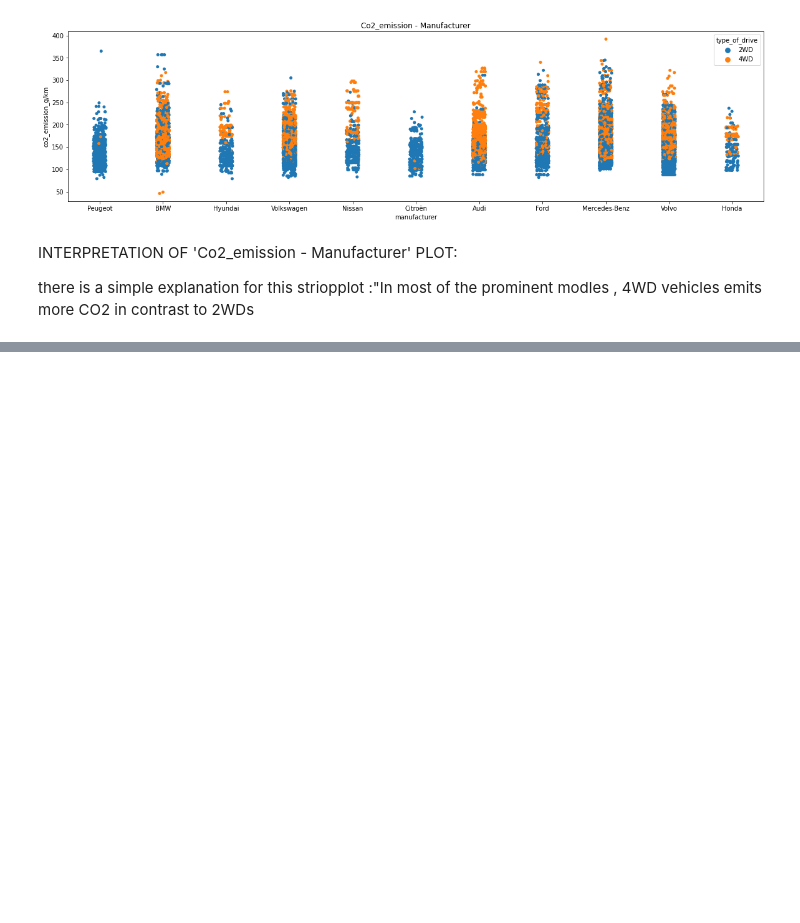
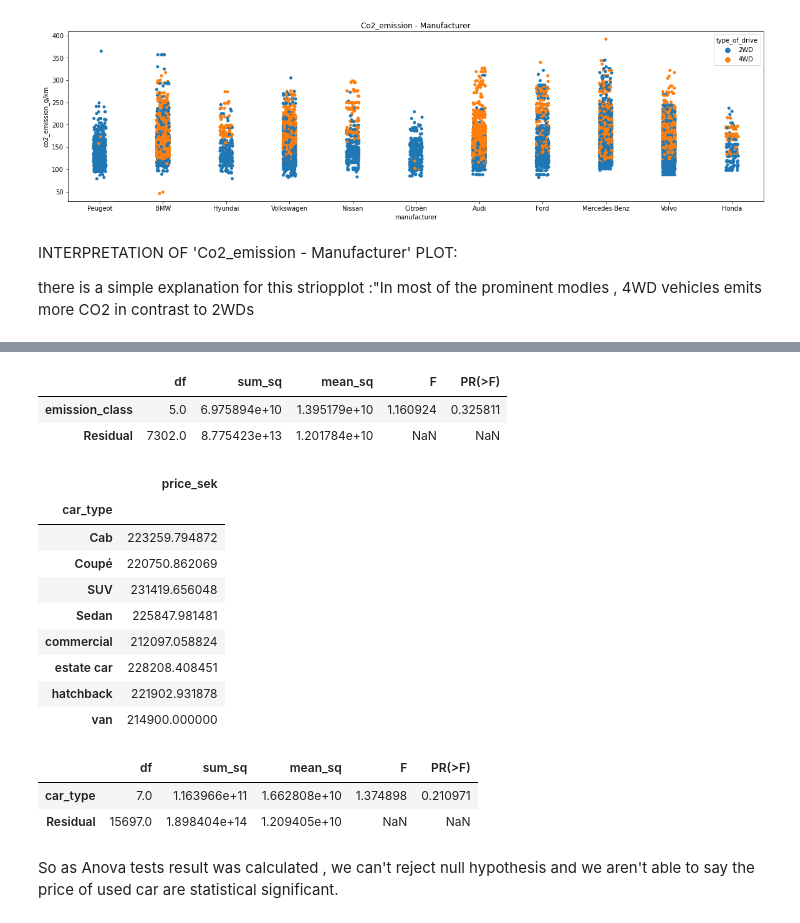
Before and after one commit to javadbazargan/EDA_statistical_tests_on_used_cars, a Jupyter notebook: eda_sta_used_car.ipynb, the cells around one changed output, grey strips where cells are left out. Saved outputs shown, nothing was run; the diff lists cells and outputs as text; code cells hidden in the pictures; blank space fills up the shorter version.

Commit message:
Anova test for varied types of Volvo cars

```diff
--- a/eda_sta_used_car.ipynb
+++ b/eda_sta_used_car.ipynb
@@ -524,0 +538,32 @@ So the posibility trends of selling automatic and manual VOLVO cars are the same
+# %%
+from statsmodels.formula.api import ols
+import statsmodels.api as sm
+
+result = ols('price_sek ~ emission_class', data = volvo ).fit()
+sm.stats.anova_lm(result)
+# %% [output]
+|  | df | sum_sq | mean_sq | F | PR(>F) |
+| emission_class | 5.0 | 6.975894e+10 | 1.395179e+10 | 1.160924 | 0.325811 |
+| Residual | 7302.0 | 8.775423e+13 | 1.201784e+10 | NaN | NaN |
+# %%
+volvo[['price_sek'  ,'car_type']].groupby('car_type').mean()
+# %% [output]
+|  | price_sek |
+| car_type |  |
+| Cab | 223259.794872 |
+| Coupé | 220750.862069 |
+| SUV | 231419.656048 |
+| Sedan | 225847.981481 |
+| commercial | 212097.058824 |
+| estate car | 228208.408451 |
+| hatchback | 221902.931878 |
+| van | 214900.000000 |
+# %%
+result = ols('price_sek ~ car_type', data = volvo ).fit()
+sm.stats.anova_lm(result)
+# %% [output]
+|  | df | sum_sq | mean_sq | F | PR(>F) |
+| car_type | 7.0 | 1.163966e+11 | 1.662808e+10 | 1.374898 | 0.210971 |
+| Residual | 15697.0 | 1.898404e+14 | 1.209405e+10 | NaN | NaN |
+# %% [markdown]
+So as Anova tests result was calculated , we can't reject null hypothesis and we aren't able to say the price of used car are statistical significant.
```
Also changed, not shown: parts of 18 cells of this notebook.
